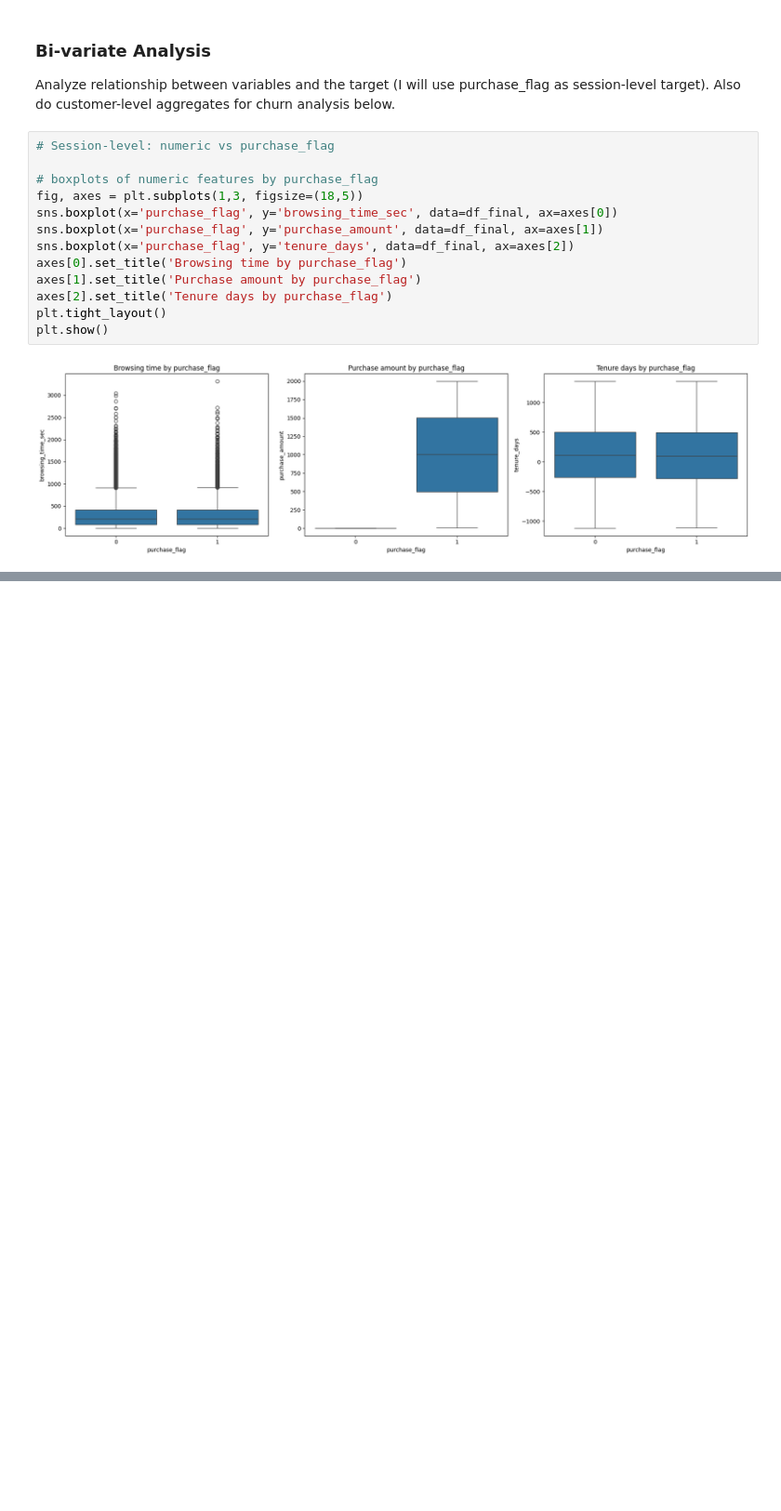
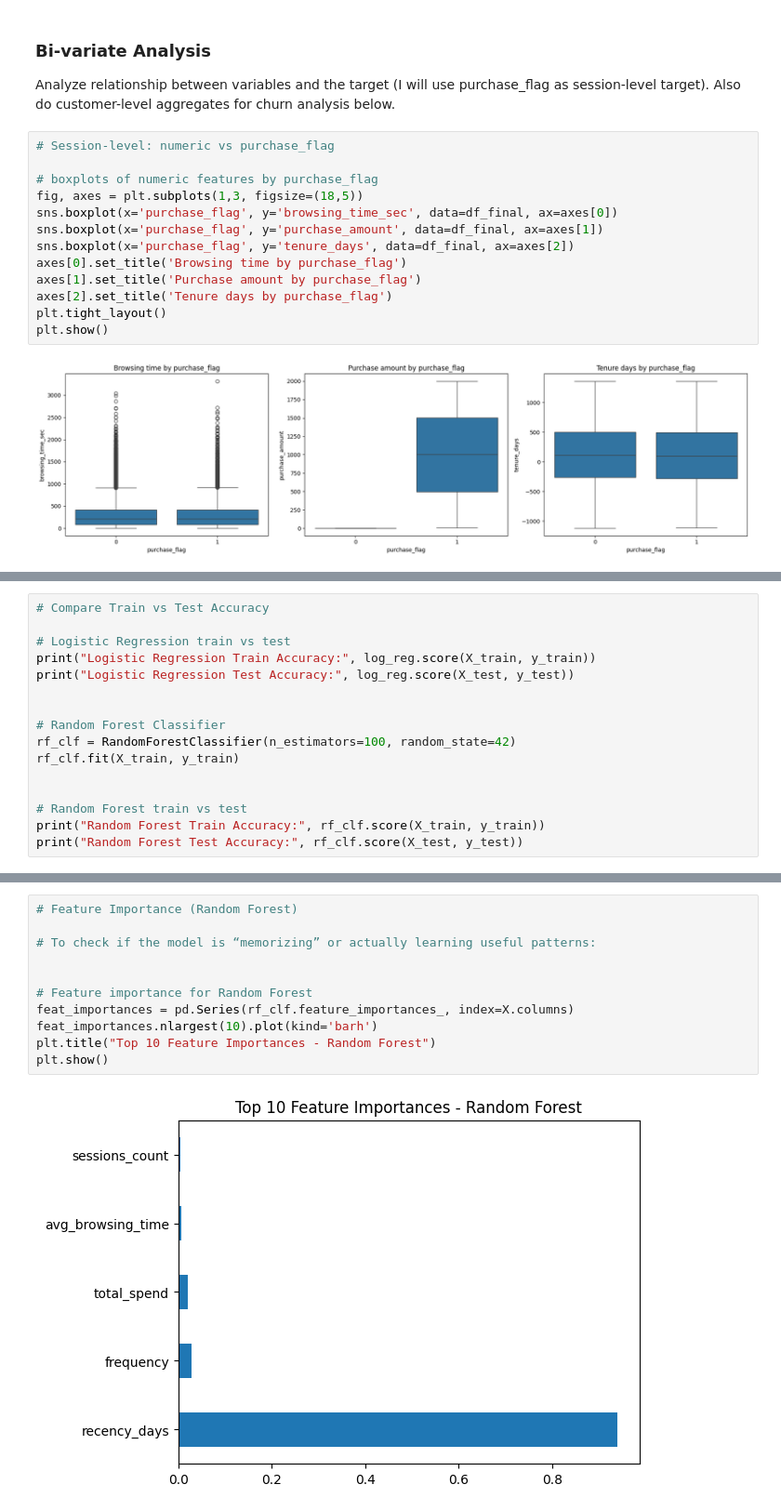
Before and after one commit to EfyaDufie2020/Analyzing-Customer-Behavior-for-E-commerce-Insights, a Jupyter notebook: E-commerce.ipynb, the cells around one changed output, grey strips where cells are left out. Shown at 93% size. Saved outputs shown, nothing was run; the diff lists cells and outputs as text; blank space fills up the shorter version.

```diff
--- a/E-commerce.ipynb
+++ b/E-commerce.ipynb
@@ -849,0 +1125,16 @@ Tuesday       7158       2104   0.293937
+# %%
+# Compare Train vs Test Accuracy
+
+# Logistic Regression train vs test
+print("Logistic Regression Train Accuracy:", log_reg.score(X_train, y_train))
+print("Logistic Regression Test Accuracy:", log_reg.score(X_test, y_test))
+
+
+# Random Forest Classifier
+rf_clf = RandomForestClassifier(n_estimators=100, random_state=42)
+rf_clf.fit(X_train, y_train)
+
+
+# Random Forest train vs test
+print("Random Forest Train Accuracy:", rf_clf.score(X_train, y_train))
+print("Random Forest Test Accuracy:", rf_clf.score(X_test, y_test))
@@ -849,0 +1163,13 @@ Tuesday       7158       2104   0.293937
+# %%
+# Feature Importance (Random Forest)
+
+# To check if the model is “memorizing” or actually learning useful patterns:
+
+
+# Feature importance for Random Forest
+feat_importances = pd.Series(rf_clf.feature_importances_, index=X.columns)
+feat_importances.nlargest(10).plot(kind='barh')
+plt.title("Top 10 Feature Importances - Random Forest")
+plt.show()
+# %% [output]
+[figure, added]
```
Also changed, not shown: parts of 30 cells of this notebook, 2 other files.
